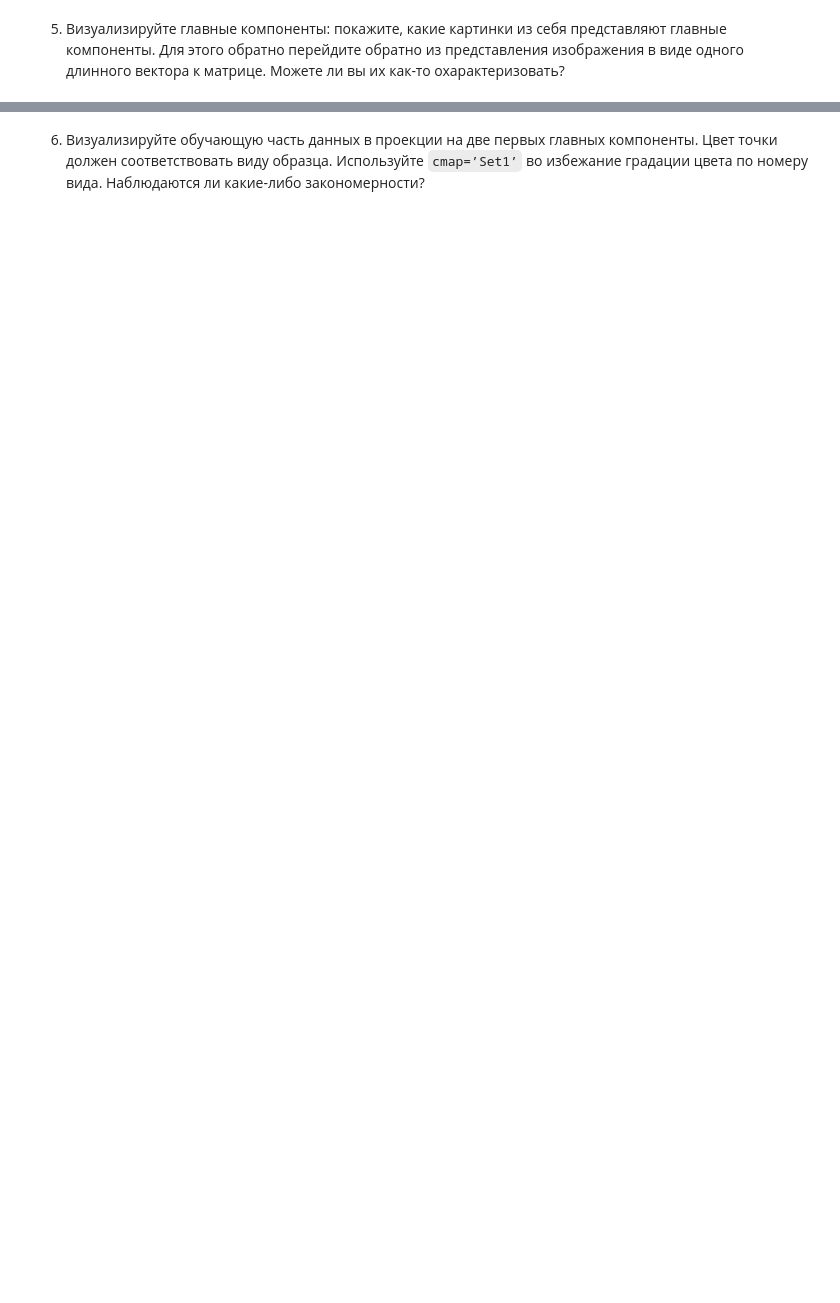
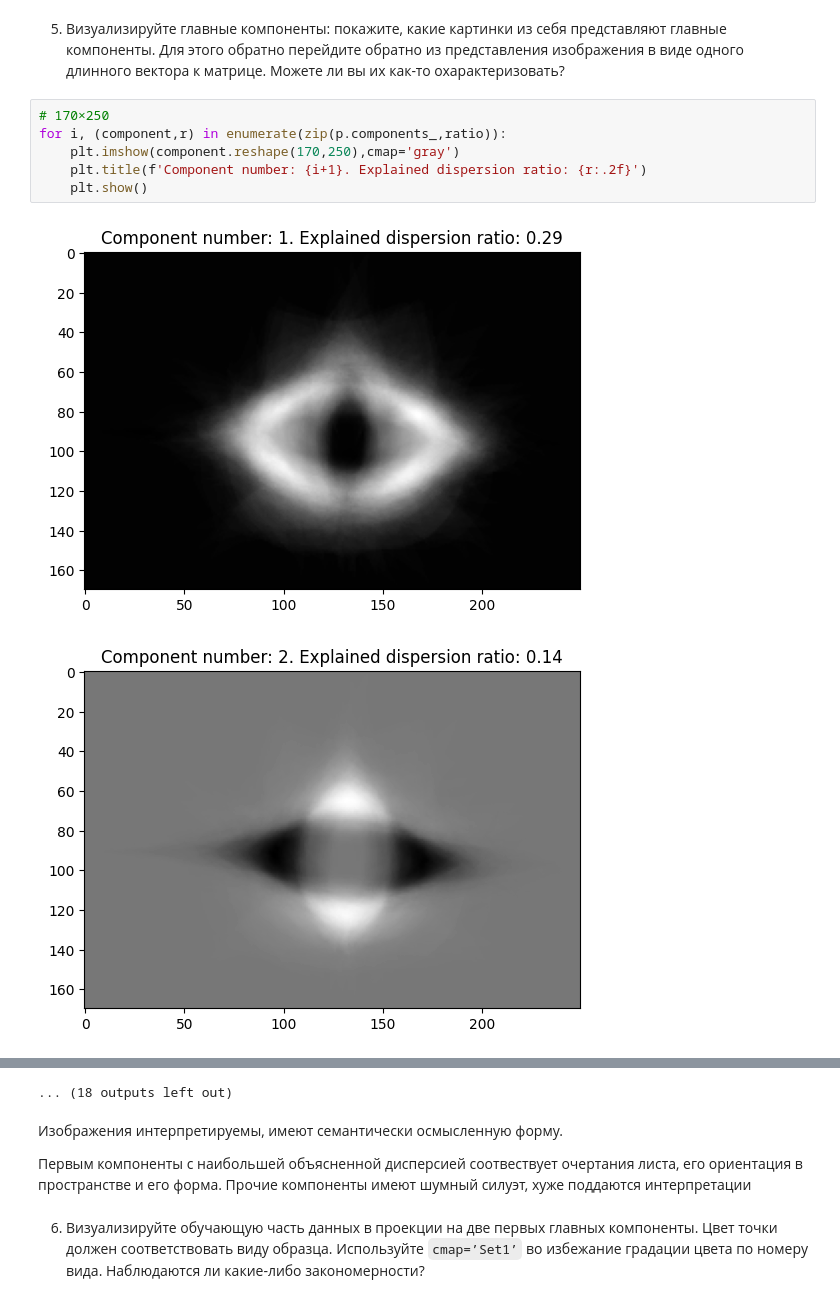
Before and after one commit to NMashalov/2023_OpenMipt_course, a Jupyter notebook: lesson9/dz9.ipynb, the cells around one changed output, grey strips where cells are left out. Cells and saved outputs as stored; diff of their text form; blank space fills up the shorter version.

```diff
--- a/lesson9/dz9.ipynb
+++ b/lesson9/dz9.ipynb
@@ -119,2 +179,11 @@ labels.species = labels.species.map(name_to_ind)
 # %% [markdown]
 5. Визуализируйте главные компоненты: покажите, какие картинки из себя представляют главные компоненты. Для этого обратно перейдите обратно из представления изображения в виде одного длинного вектора к матрице. Можете ли вы их как-то охарактеризовать?
+# %%
+# 170×250
+for i, (component,r) in enumerate(zip(p.components_,ratio)):
+    plt.imshow(component.reshape(170,250),cmap='gray')
+    plt.title(f'Component number: {i+1}. Explained dispersion ratio: {r:.2f}')
+    plt.show()
+# %% [output]
+[figure, added]
+[figure, added]
@@ -121,2 +200,7 @@ labels.species = labels.species.map(name_to_ind)
+... (18 outputs left out)
+# %% [markdown]
+Изображения интерпретируемы, имеют семантически осмысленную форму.
+
+Первым компоненты с наибольшей объясненной дисперсией соотвествует очертания листа, его ориентация в пространстве и его форма. Прочие компоненты имеют шумный силуэт, хуже поддаются интерпретации
 # %% [markdown]
 6. Визуализируйте обучающую часть данных в проекции на две первых главных компоненты. Цвет точки должен соответствовать виду образца. Используйте `cmap=’Set1’` во избежание градации цвета по номеру вида. Наблюдаются ли какие-либо закономерности?
```
Also changed, not shown: parts of 17 cells of this notebook.
